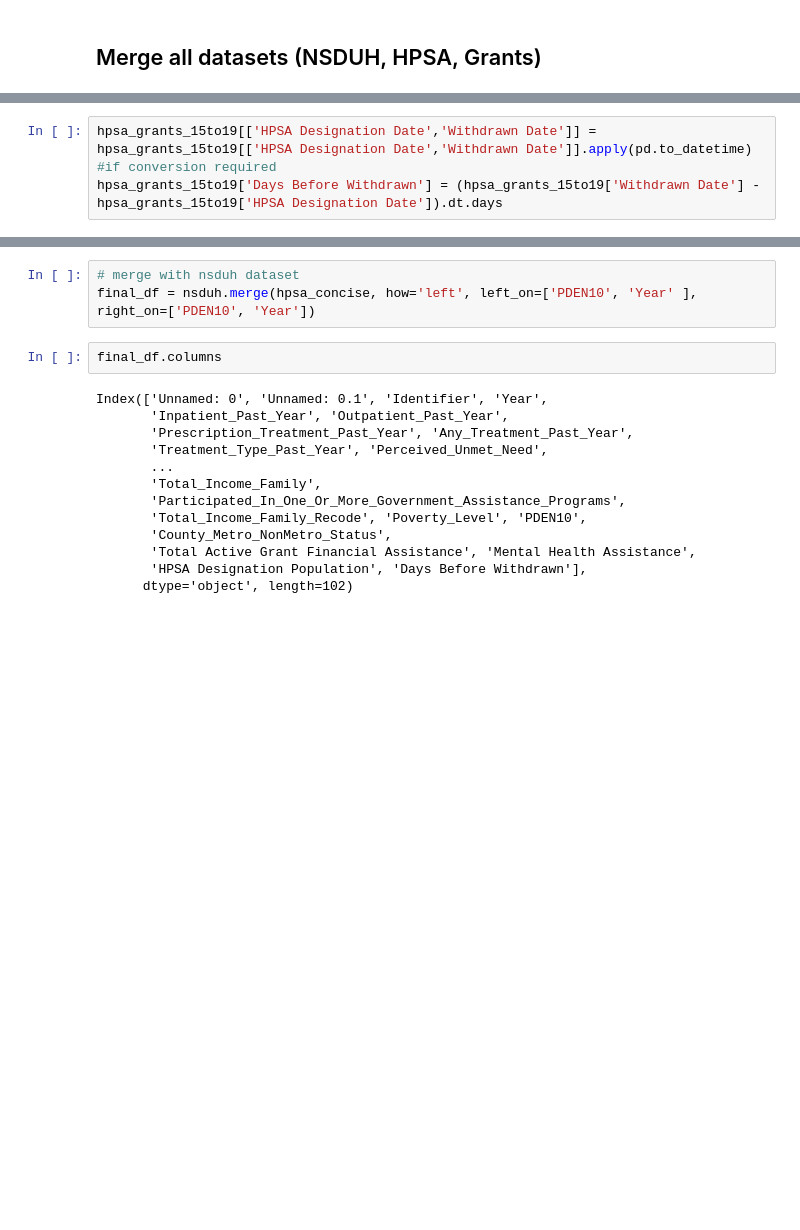
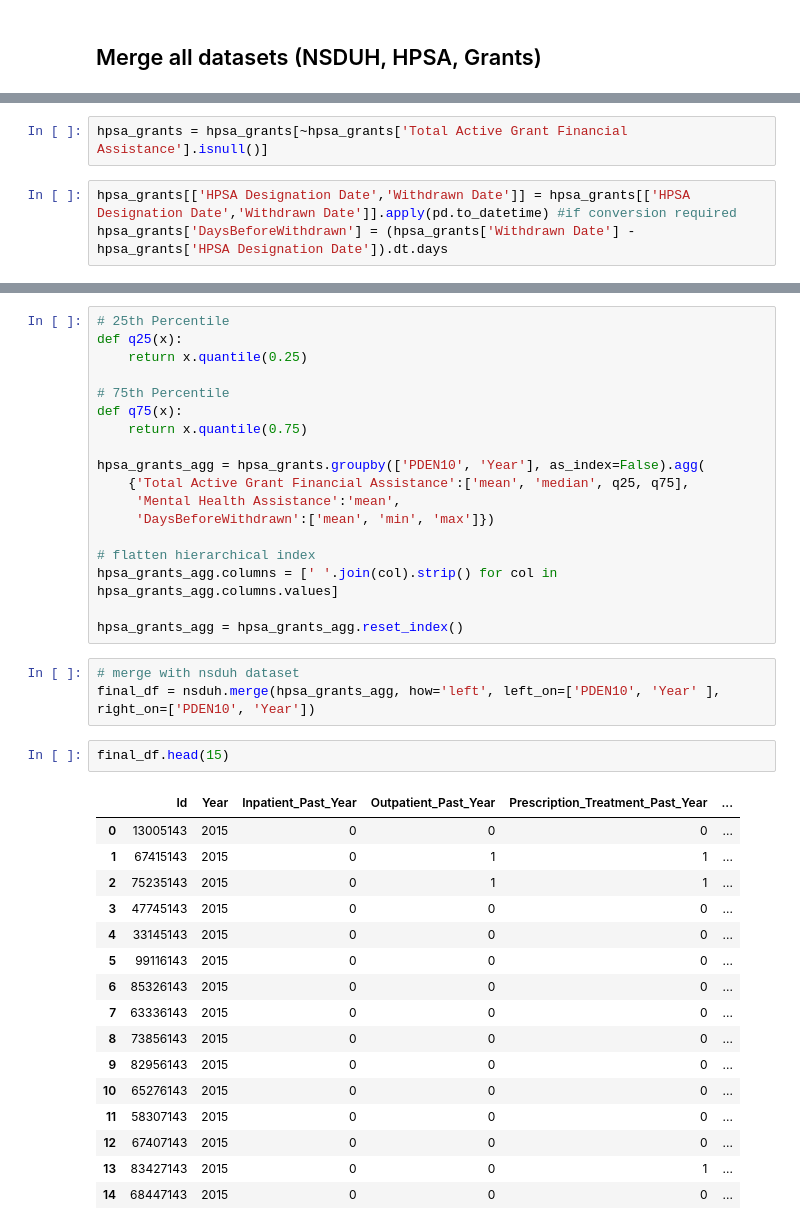
Before and after one commit to ml42322/correlationone_team2, a Jupyter notebook: Datasets Merge for Tableau.ipynb, the cells around one changed output, grey strips where cells are left out. Cells and saved outputs as stored; diff of their text form; blank space fills up the shorter version.

```diff
--- a/Datasets Merge for Tableau.ipynb
+++ b/Datasets Merge for Tableau.ipynb
@@ -82,3 +107,5 @@ hpsa_grants_15to19 = hpsa_grants.loc[(hpsa_grants['HPSA Designation Year']>=2015
+# %%
+hpsa_grants = hpsa_grants[~hpsa_grants['Total Active Grant Financial Assistance'].isnull()]
 # %%
-hpsa_grants_15to19[['HPSA Designation Date','Withdrawn Date']] = hpsa_grants_15to19[['HPSA Designation Date','Withdrawn Date']].apply(pd.to_datetime) #if conversion required
-hpsa_grants_15to19['Days Before Withdrawn'] = (hpsa_grants_15to19['Withdrawn Date'] - hpsa_grants_15to19['HPSA Designation Date']).dt.days
+hpsa_grants[['HPSA Designation Date','Withdrawn Date']] = hpsa_grants[['HPSA Designation Date','Withdrawn Date']].apply(pd.to_datetime) #if conversion required
+hpsa_grants['DaysBeforeWithdrawn'] = (hpsa_grants['Withdrawn Date'] - hpsa_grants['HPSA Designation Date']).dt.days
@@ -114,19 +125,41 @@ hpsa_concise.head(2)
+# %%
+# 25th Percentile
+def q25(x):
+    return x.quantile(0.25)
+
+# 75th Percentile
+def q75(x):
+    return x.quantile(0.75)
+
+hpsa_grants_agg = hpsa_grants.groupby(['PDEN10', 'Year'], as_index=False).agg(
+    {'Total Active Grant Financial Assistance':['mean', 'median', q25, q75],
+     'Mental Health Assistance':'mean',
+     'DaysBeforeWithdrawn':['mean', 'min', 'max']})
+
+# flatten hierarchical index
+hpsa_grants_agg.columns = [' '.join(col).strip() for col in hpsa_grants_agg.columns.values]
+
+hpsa_grants_agg = hpsa_grants_agg.reset_index()
 # %%
 # merge with nsduh dataset
-final_df = nsduh.merge(hpsa_concise, how='left', left_on=['PDEN10', 'Year' ], right_on=['PDEN10', 'Year'])
+final_df = nsduh.merge(hpsa_grants_agg, how='left', left_on=['PDEN10', 'Year' ], right_on=['PDEN10', 'Year'])
-# %%
-final_df.columns
-# %% [output]
-Index(['Unnamed: 0', 'Unnamed: 0.1', 'Identifier', 'Year',
-       'Inpatient_Past_Year', 'Outpatient_Past_Year',
-       'Prescription_Treatment_Past_Year', 'Any_Treatment_Past_Year',
-       'Treatment_Type_Past_Year', 'Perceived_Unmet_Need',
-       ...
-       'Total_Income_Family',
-       'Participated_In_One_Or_More_Government_Assistance_Programs',
-       'Total_Income_Family_Recode', 'Poverty_Level', 'PDEN10',
-       'County_Metro_NonMetro_Status',
-       'Total Active Grant Financial Assistance', 'Mental Health Assistance',
-       'HPSA Designation Population', 'Days Before Withdrawn'],
-      dtype='object', length=102)
+# %%
+final_df.head(15)
+# %% [output]
+|  | Id | Year | Inpatient_Past_Year | Outpatient_Past_Year | Prescription_Treatment_Past_Year | ... |
+| 0 | 13005143 | 2015 | 0 | 0 | 0 | ... |
+| 1 | 67415143 | 2015 | 0 | 1 | 1 | ... |
+| 2 | 75235143 | 2015 | 0 | 1 | 1 | ... |
+| 3 | 47745143 | 2015 | 0 | 0 | 0 | ... |
+| 4 | 33145143 | 2015 | 0 | 0 | 0 | ... |
+| 5 | 99116143 | 2015 | 0 | 0 | 0 | ... |
+| 6 | 85326143 | 2015 | 0 | 0 | 0 | ... |
+| 7 | 63336143 | 2015 | 0 | 0 | 0 | ... |
+| 8 | 73856143 | 2015 | 0 | 0 | 0 | ... |
+| 9 | 82956143 | 2015 | 0 | 0 | 0 | ... |
+| 10 | 65276143 | 2015 | 0 | 0 | 0 | ... |
+| 11 | 58307143 | 2015 | 0 | 0 | 0 | ... |
+| 12 | 67407143 | 2015 | 0 | 0 | 0 | ... |
+| 13 | 83427143 | 2015 | 0 | 0 | 1 | ... |
+| 14 | 68447143 | 2015 | 0 | 0 | 0 | ... |
 # %%
```
Also changed, not shown: parts of 21 cells of this notebook.
